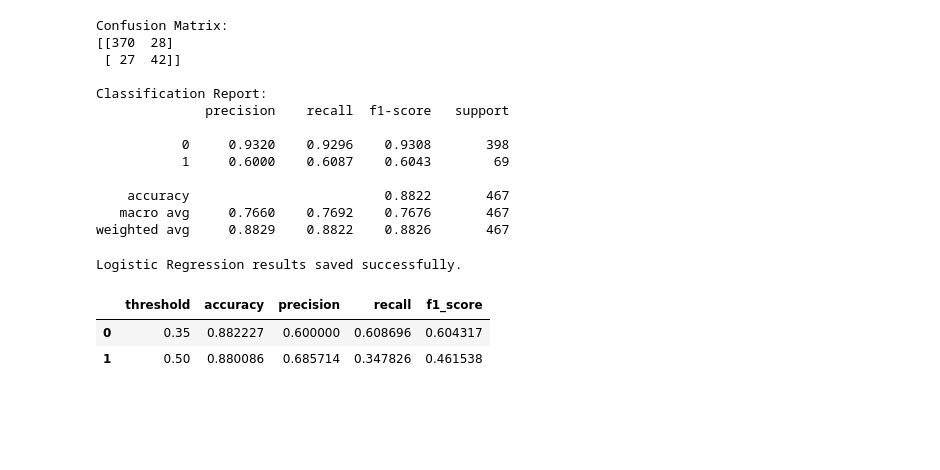
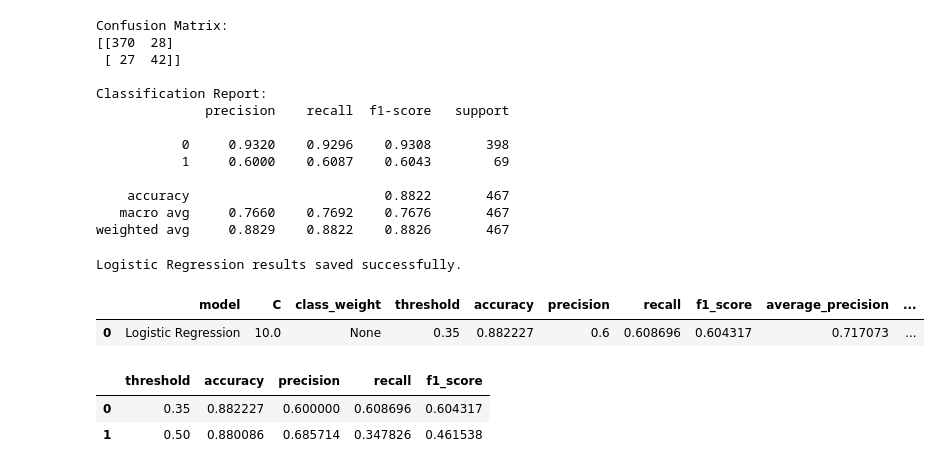
Before and after one commit to reemkau/churn-prediction-cpcs433, a Jupyter notebook: notebooks/02_logistic_regression.ipynb, the cells around one changed output. Saved outputs shown, nothing was run; the diff lists cells and outputs as text; code cells hidden in the pictures; blank space fills up the shorter version.

```diff
--- a/notebooks/02_logistic_regression.ipynb
+++ b/notebooks/02_logistic_regression.ipynb
@@ -189,14 +218,14 @@ display(results_df)
 # %%
-# Build the best Logistic Regression model
+# Build the best Logistic Regression model using the automatically selected values
 best_model = Pipeline([
     ("preprocessor", preprocessor),
     ("classifier", LogisticRegression(
-        C=10,
-        class_weight=None,
+        C=best_C,
+        class_weight=best_class_weight,
         penalty="l2",
         solver="liblinear",
-        random_state=433,
-        max_iter=1000
+        random_state=SEED,
+        max_iter=MAX_ITER
     ))
 ])
 
@@ -207,5 +236,16 @@ best_model.fit(X_train, y_train)
 validation_prob = best_model.predict_proba(X_validation)[:, 1]
 
 print("Best Logistic Regression model is trained.")
+
+# Check convergence
+n_iterations = best_model.named_steps["classifier"].n_iter_[0]
+
+print("Number of iterations:", n_iterations)
+print("Maximum iterations:", MAX_ITER)
+
+if n_iterations < MAX_ITER:
+    print("The model converged before reaching the maximum number of iterations.")
+else:
+    print("The model reached the maximum number of iterations. Check for convergence warnings.")
 # %% [output]
 Best Logistic Regression model is trained.
@@ -264,11 +329,8 @@ display(threshold_df)
 # %%
-# Save the selected threshold
-best_threshold = 0.35
-
 # Predict churn probabilities on the test set
 test_prob = best_model.predict_proba(X_test)[:, 1]
 
-# Make final predictions using the selected threshold
+# Make final predictions using the automatically selected threshold
 test_pred = (test_prob >= best_threshold).astype(int)
 
 # Calculate the final test metrics
@@ -344,18 +406,25 @@ threshold_df.to_csv(
     index=False
 )
 
+# Extract confusion matrix values
+TN, FP, FN, TP = cm.ravel()
+
 # Create a table with the final test metrics
 final_metrics = pd.DataFrame([{
     "model": "Logistic Regression",
-    "C": 10,
-    "class_weight": "None",
-    "threshold": 0.35,
+    "C": best_C,
+    "class_weight": "None" if best_class_weight is None else best_class_weight,
+    "threshold": best_threshold,
     "accuracy": test_accuracy,
     "precision": test_precision,
     "recall": test_recall,
     "f1_score": test_f1,
     "average_precision": test_ap,
-    "roc_auc": test_roc_auc
+    "roc_auc": test_roc_auc,
+    "TN": TN,
+    "FP": FP,
+    "FN": FN,
+    "TP": TP
 }])
 
 # Save the final test metrics
@@ -364,33 +433,38 @@ final_metrics.to_csv(
     index=False
 )
 
 # Save the test predictions and probabilities
 predictions = pd.DataFrame({
     "row_id": test["row_id"],
     "actual_churn": y_test.values,
     "predicted_churn": test_pred,
     "churn_probability": test_prob
 })
 
 predictions.to_csv(
     f"{results_path}/logistic_regression_predictions.csv",
     index=False
 )
 
 # Save the confusion matrix
 confusion_matrix_df = pd.DataFrame(
     cm,
     index=["Actual 0", "Actual 1"],
     columns=["Predicted 0", "Predicted 1"]
 )
 
 confusion_matrix_df.to_csv(
     f"{results_path}/logistic_regression_confusion_matrix.csv"
 )
 
 print("Logistic Regression results saved successfully.")
+
+# Display the saved final metrics
+display(final_metrics)
 # %% [output]
 Logistic Regression results saved successfully.
+|  | model | C | class_weight | threshold | accuracy | precision | recall | f1_score | average_precision | ... |
+| 0 | Logistic Regression | 10.0 | None | 0.35 | 0.882227 | 0.6 | 0.608696 | 0.604317 | 0.717073 | ... |
 # %%
 # Create predictions using the default threshold of 0.50
 test_pred_default = (test_prob >= 0.50).astype(int)
```
Also changed, not shown: parts of 6 cells of this notebook.
